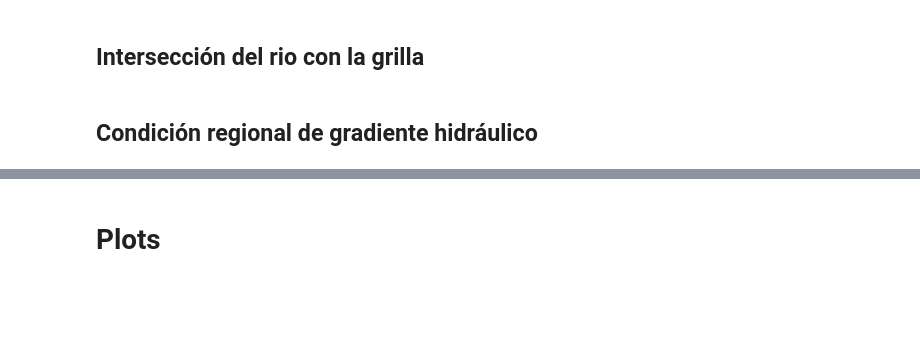
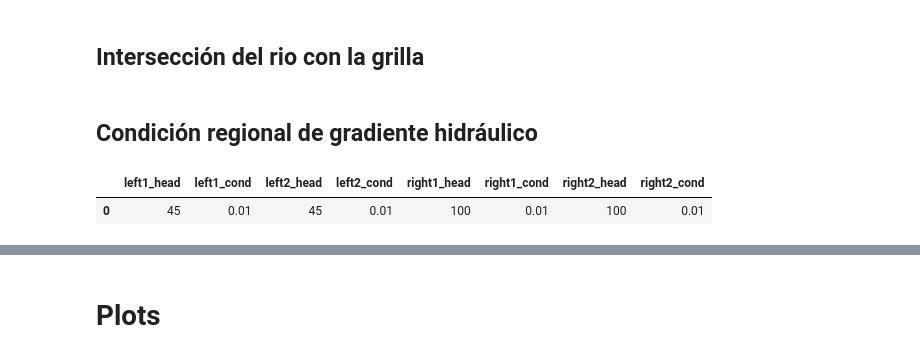
Before and after one commit to JoseZevallosR/dev_mode, a Jupyter notebook: notebooks/River_and_wells.ipynb, the cells around one changed output, grey strips where cells are left out. Drawn from its saved outputs; the diff is of its cells as text; code cells hidden in the pictures; blank space fills up the shorter version.

Commit message:
adding new example

```diff
--- a/notebooks/River_and_wells.ipynb
+++ b/notebooks/River_and_wells.ipynb
@@ -290,4 +292,10 @@ river=flopy.mf6.ModflowGwfriv(gwf,stress_period_data=river_spd)
 ## Condición regional de gradiente hidráulico
 # %%
 boundaries_zone=gpd.read_file('../examples/In/shp/Geospatial_model/ModelGHB1.shp')
+# %%
+ghb_bc=pd.read_excel('../examples/in/BC/Boundary_conditions.xlsx',sheet_name='ghb')
+ghb_bc
+# %% [output]
+|  | left1_head | left1_cond | left2_head | left2_cond | right1_head | right1_cond | right2_head | right2_cond |
+| 0 | 45 | 0.01 | 45 | 0.01 | 100 | 0.01 | 100 | 0.01 |
 # %%
```
Also changed, not shown: parts of 9 cells of this notebook, 24 other files.
